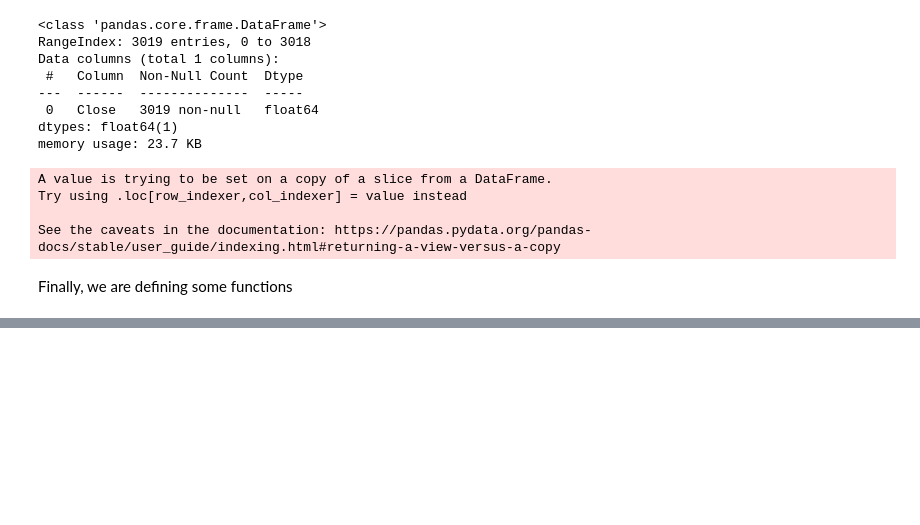
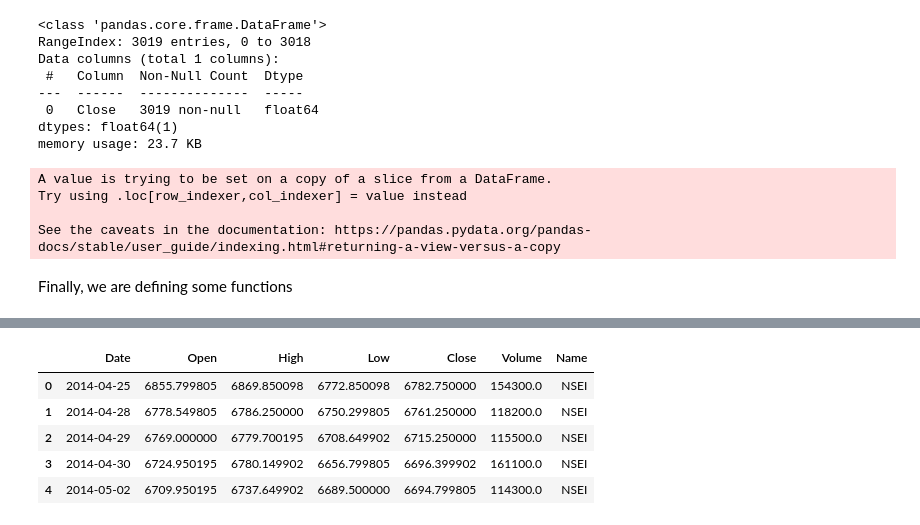
Before and after one commit to Bhargav-CS/Stocks, a Jupyter notebook: data_import.ipynb, the cells around one changed output, grey strips where cells are left out. Cells and saved outputs as stored; diff of their text form; code cells hidden in the pictures; blank space fills up the shorter version.

```diff
--- a/data_import.ipynb
+++ b/data_import.ipynb
@@ -566,0 +681,12 @@ def split_data(stock, lookback):
+# %%
+filepath = "NSEI.csv"
+data_NSEI = pd.read_csv(filepath)
+data_NSEI = data_NSEI.sort_values('Date')
+data_NSEI.head()
+# %% [output]
+|  | Date | Open | High | Low | Close | Volume | Name |
+| 0 | 2014-04-25 | 6855.799805 | 6869.850098 | 6772.850098 | 6782.750000 | 154300.0 | NSEI |
+| 1 | 2014-04-28 | 6778.549805 | 6786.250000 | 6750.299805 | 6761.250000 | 118200.0 | NSEI |
+| 2 | 2014-04-29 | 6769.000000 | 6779.700195 | 6708.649902 | 6715.250000 | 115500.0 | NSEI |
+| 3 | 2014-04-30 | 6724.950195 | 6780.149902 | 6656.799805 | 6696.399902 | 161100.0 | NSEI |
+| 4 | 2014-05-02 | 6709.950195 | 6737.649902 | 6689.500000 | 6694.799805 | 114300.0 | NSEI |
```
Also changed, not shown: parts of 31 cells of this notebook, 9 other files.
